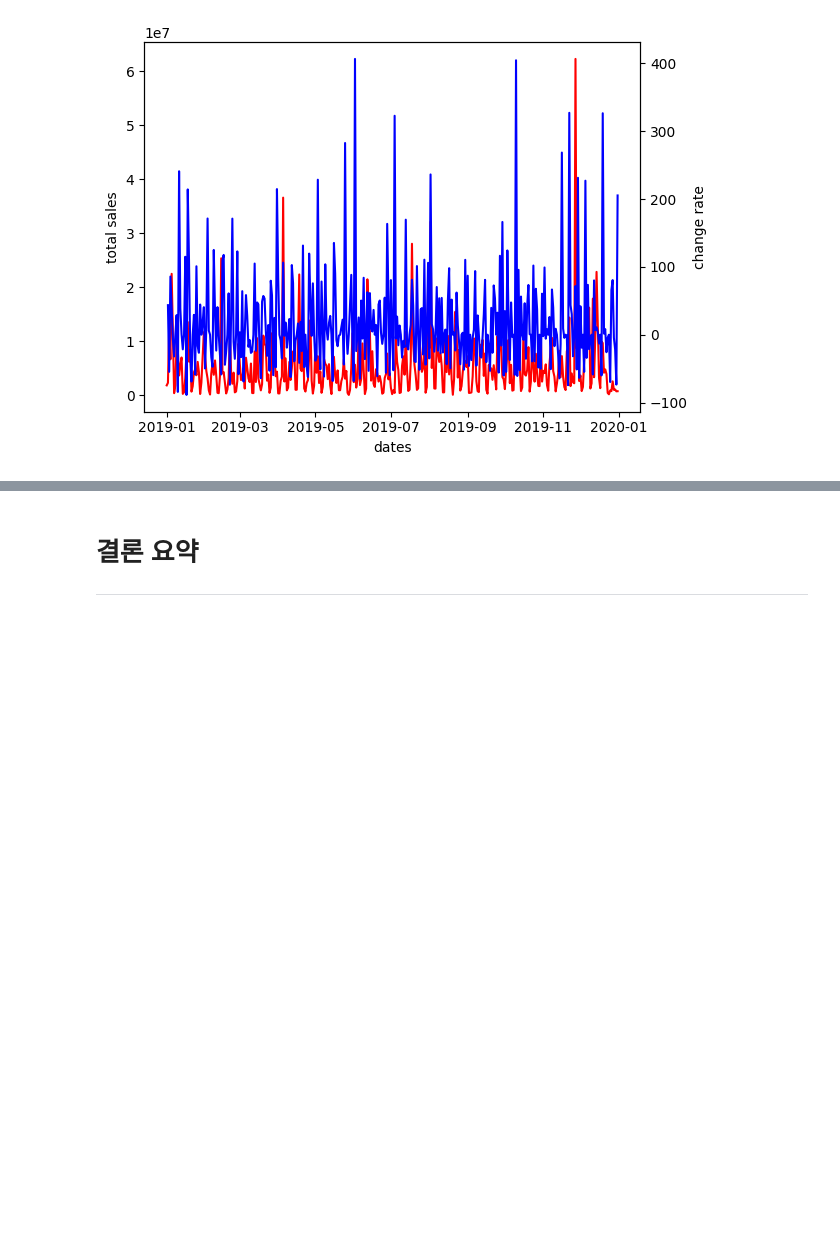
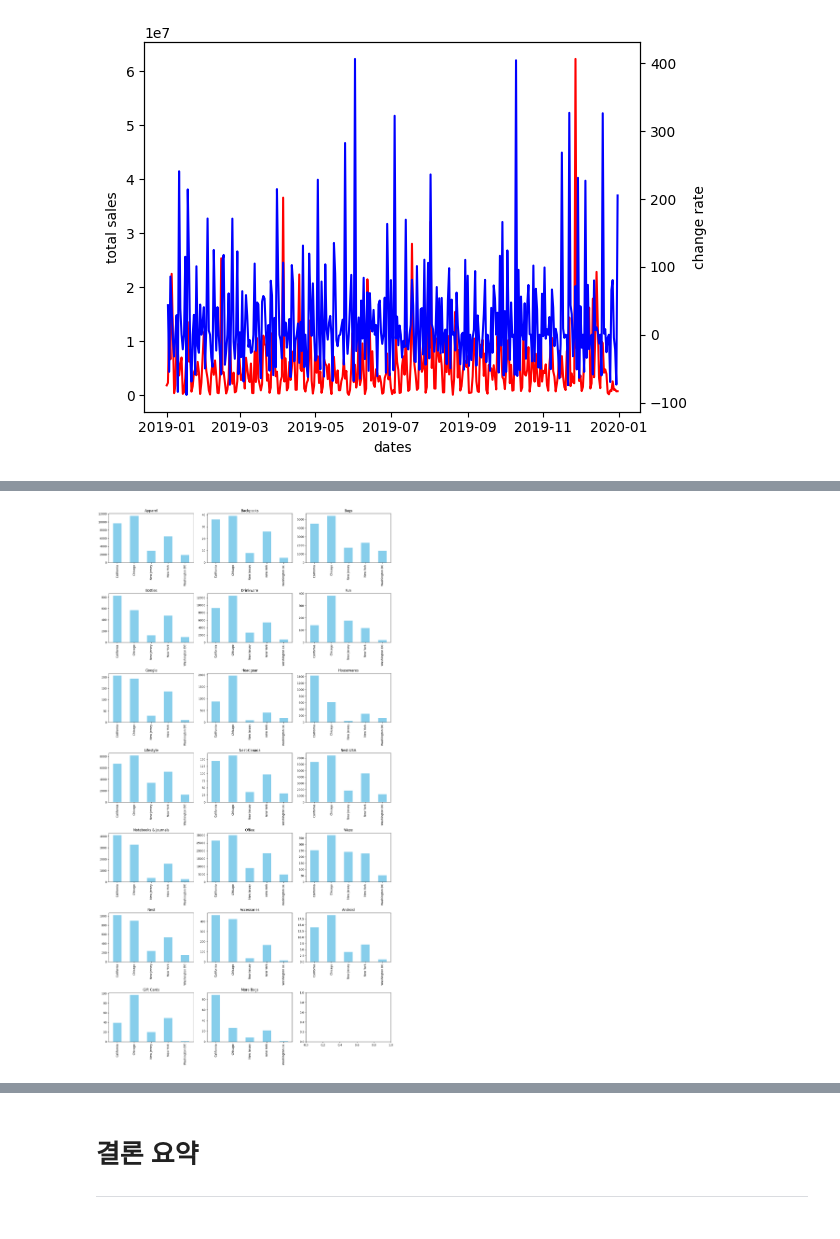
Before and after one commit to Randy-archive/ecommerce_seg, a Jupyter notebook: 랜디_Randy.ipynb, the cells around one changed output, grey strips where cells are left out. Cells and saved outputs as stored; diff of their text form; code cells hidden in the pictures; blank space fills up the shorter version.

```diff
--- a/랜디_Randy.ipynb
+++ b/랜디_Randy.ipynb
@@ -321,0 +475,23 @@ CPM이나 CPC와 같은 온라인 마케팅 비용을 효율화하기 위해
+# %%
+categories = merged['제품카테고리'].unique()
+
+num_cols = 3
+num_rows = int(np.ceil(len(categories) / num_cols))
+fig, axes = plt.subplots(num_rows, num_cols, figsize=(15, 4*num_rows))
+
+for i, category in enumerate(categories):
+    row = i // num_cols
+    col = i % num_cols
+    ax = axes[row, col]
+
+    data = merged[merged['제품카테고리'] == category].groupby('고객지역')['수량'].sum()
+    data.plot(kind='bar', ax=ax, color='skyblue')
+
+    ax.set_title(f'{category}')
+    ax.set_xlabel('')
+    ax.set_ylabel('')
+
+plt.tight_layout()
+plt.show()
+# %% [output]
+[figure, added]
```
Also changed, not shown: parts of 17 cells of this notebook, 1 other file.
